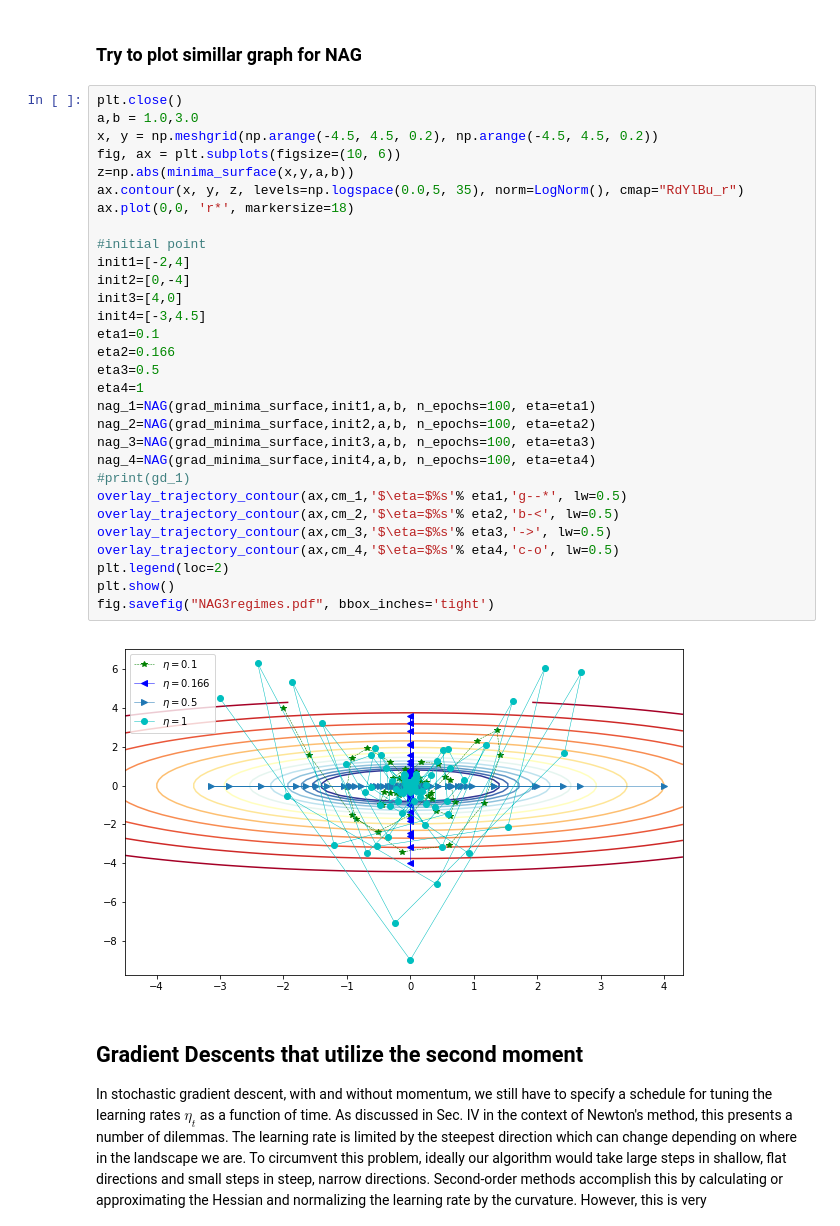
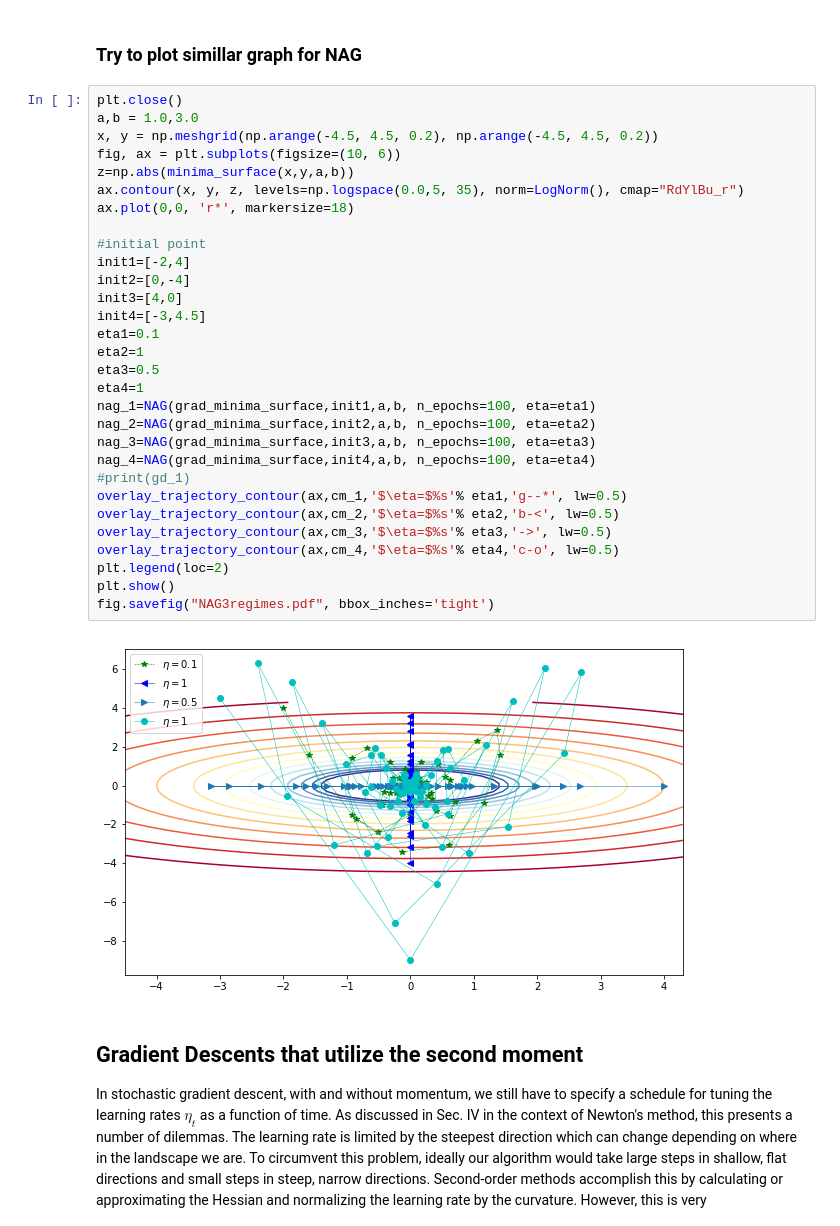
Before and after one commit to zijie-wan/PY895-ML-homework-and-project, a Jupyter notebook: NB2_CIV-gradient_descent.ipynb, the cells around one changed output. Drawn from its saved outputs; the diff is of its cells as text.

```diff
--- a/NB2_CIV-gradient_descent.ipynb
+++ b/NB2_CIV-gradient_descent.ipynb
@@ -351,35 +351,35 @@ fig.savefig("CM3regimes.pdf", bbox_inches='tight')
 # %%
 plt.close()
 a,b = 1.0,3.0
 x, y = np.meshgrid(np.arange(-4.5, 4.5, 0.2), np.arange(-4.5, 4.5, 0.2))
 fig, ax = plt.subplots(figsize=(10, 6))
 z=np.abs(minima_surface(x,y,a,b))
 ax.contour(x, y, z, levels=np.logspace(0.0,5, 35), norm=LogNorm(), cmap="RdYlBu_r")
 ax.plot(0,0, 'r*', markersize=18)
 
 #initial point
 init1=[-2,4]
 init2=[0,-4]
 init3=[4,0]
 init4=[-3,4.5]
 eta1=0.1
-eta2=0.166
+eta2=1
 eta3=0.5
 eta4=1
 nag_1=NAG(grad_minima_surface,init1,a,b, n_epochs=100, eta=eta1)
 nag_2=NAG(grad_minima_surface,init2,a,b, n_epochs=100, eta=eta2)
 nag_3=NAG(grad_minima_surface,init3,a,b, n_epochs=100, eta=eta3)
 nag_4=NAG(grad_minima_surface,init4,a,b, n_epochs=100, eta=eta4)
 #print(gd_1)
 overlay_trajectory_contour(ax,cm_1,'$\eta=$%s'% eta1,'g--*', lw=0.5)
 overlay_trajectory_contour(ax,cm_2,'$\eta=$%s'% eta2,'b-<', lw=0.5)
 overlay_trajectory_contour(ax,cm_3,'$\eta=$%s'% eta3,'->', lw=0.5)
 overlay_trajectory_contour(ax,cm_4,'$\eta=$%s'% eta4,'c-o', lw=0.5)
 plt.legend(loc=2)
 plt.show()
 fig.savefig("NAG3regimes.pdf", bbox_inches='tight')
 # %% [output]
-[figure, old version]
+[figure, new version]
 # %% [markdown]
 
 ## Gradient Descents that utilize the second moment
```
Also changed, not shown: parts of 1 cell of this notebook, 4 other files.
